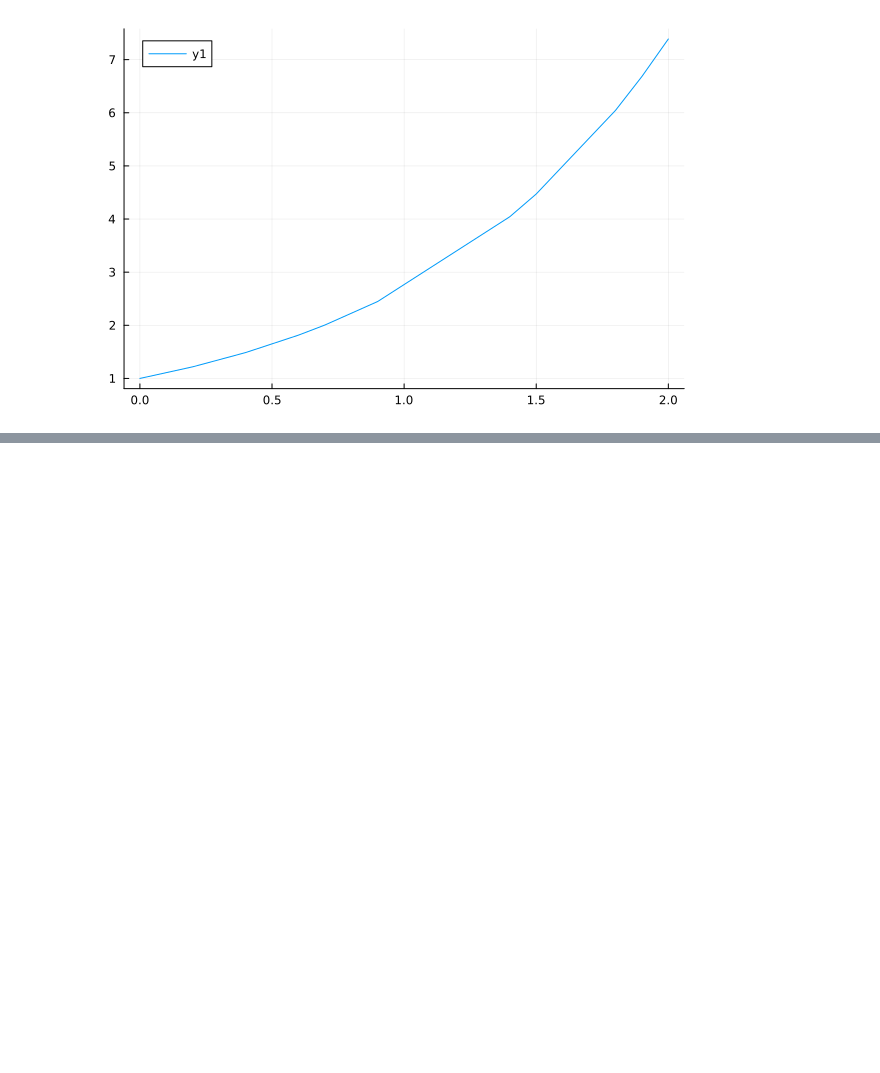
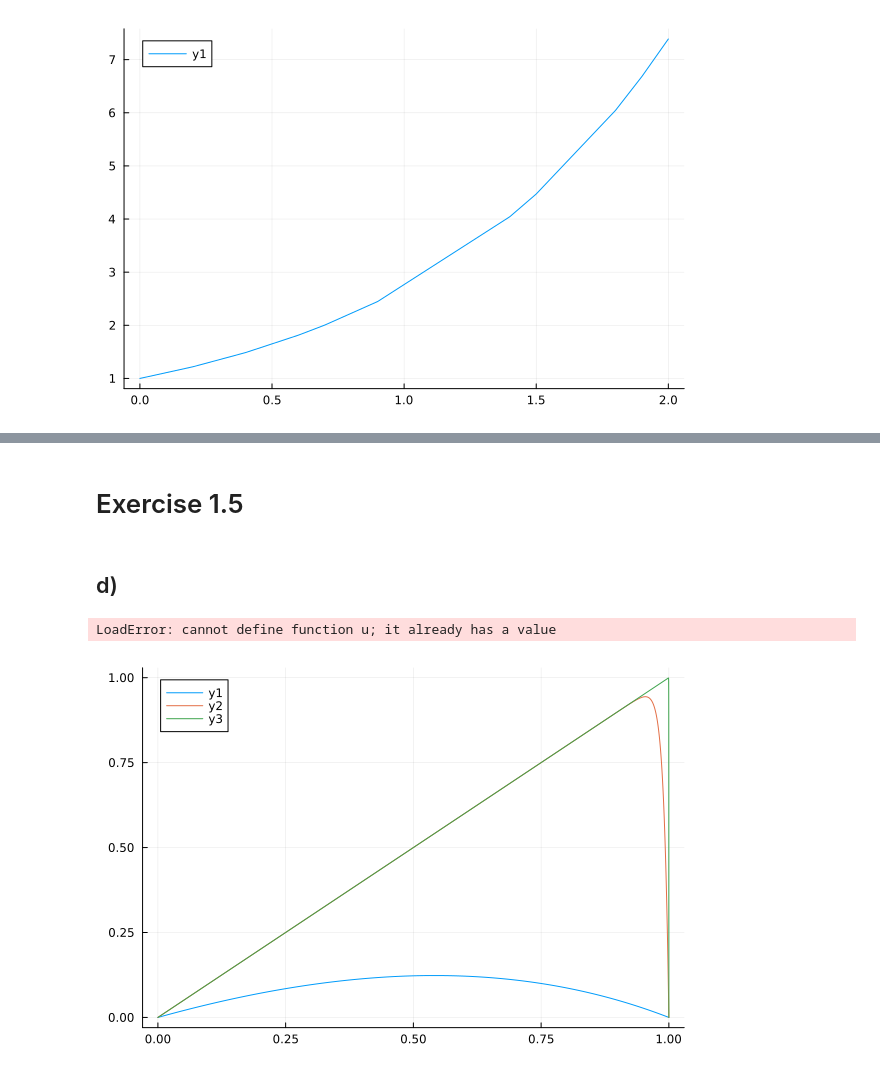
Before and after one commit to jkbch/FEM, a Jupyter notebook: Jakobs_notebook_julia.ipynb, the cells around one changed output, grey strips where cells are left out. Drawn from its saved outputs; the diff is of its cells as text; code cells hidden in the pictures; blank space fills up the shorter version.

```diff
--- a/Jakobs_notebook_julia.ipynb
+++ b/Jakobs_notebook_julia.ipynb
@@ -119,0 +125,68 @@ coefficients = fit(log.(hs), log.(max_errors), 1)[1]
+# %% [markdown]
+# Exercise 1.5
+# %% [markdown]
+## d)
+# %%
+psi = 1
+x = collect(range(0,1,10000))
+
+p = plot()
+for epsilon in [1, 0.01, 0.0001]
+    u(x) = 1/psi * (x - (exp((x-1)*psi/epsilon) - exp(-psi/epsilon))/(1 - exp(-psi/epsilon)))
+    plot!(x, u.(x))
+end
+display(p)
+# %% [output]
+LoadError: cannot define function u; it already has a value
+# %%
+function LADE1D(psi::Float64, epsilon::Float64, x::Vector{Float64}) :: Vector{Float64}
+    M = length(x)
+
+    # Algorithm 1
+    A = spzeros(M, M)
+    b = zeros(M)
+
+    for i in 1:M-1
+        h = x[i+1] - x[i]
+        psi2 = psi/2
+        epsh = epsilon/h
+
+        k11 = psi2 + epsh
+        k12 = psi2 - epsh
+        k21 = -psi2 - epsh
+        k22 = -psi2 + epsh
+
+        A[i, i] += k11
+        A[i, i+1] = k12
+        A[i+1, i] = k21
+        A[i+1, i+1] = k22
+    end
+
+    for i in 2:M-1
+        b[i] = (x[i+1] - x[i-1]) / 2
+    end
+
+    # Algorithm 2
+    A[1,1] = 1
+    A[1,2] = 0
+    A[2,1] = 0
+    A[M, M] = 1
+    A[M-1, M] = 0
+    A[M, M-1] = 0
+
+    u = A \ b
+
+    return u
+end
+
+psi = 1.0
+x = collect(range(0,1,10000))
+
+p = plot()
+for epsilon in [1, 0.01, 0.0001]
+    u = LADE1D(psi, epsilon, x)
+    plot!(x, u)
+end
+display(p)
+# %% [output]
+[figure, added]
```
Also changed, not shown: parts of 13 cells of this notebook.
